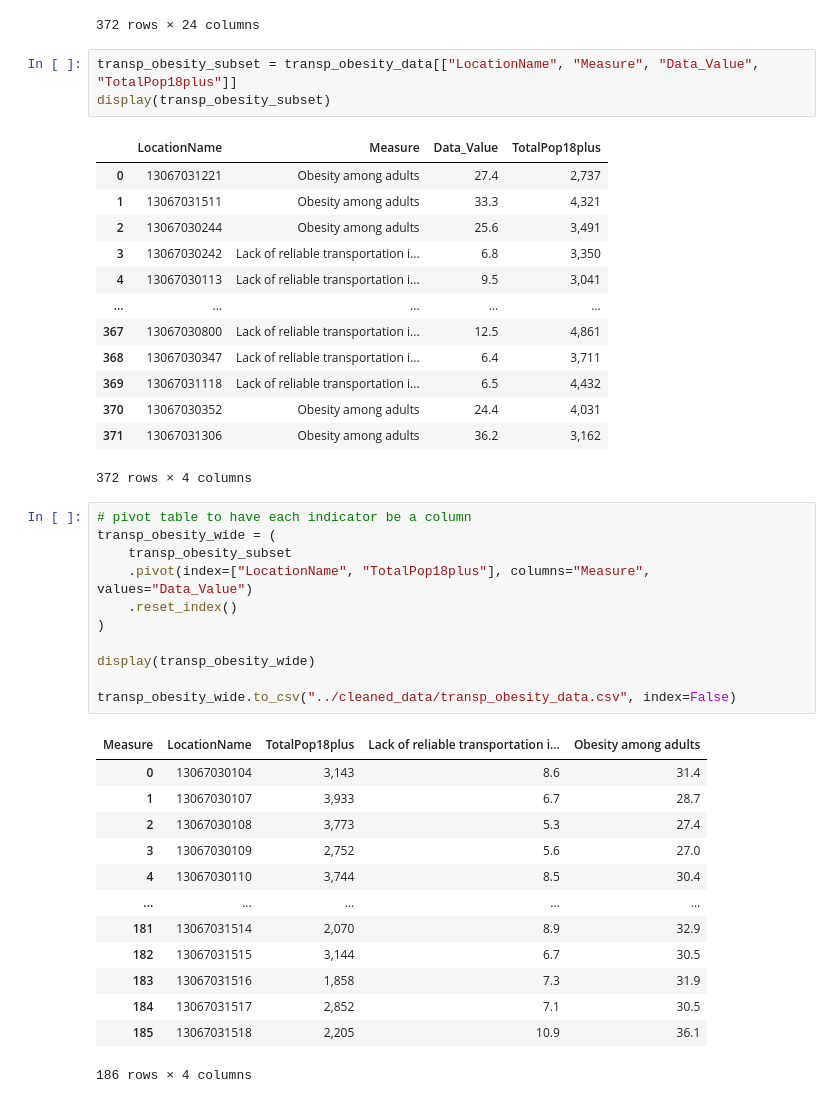
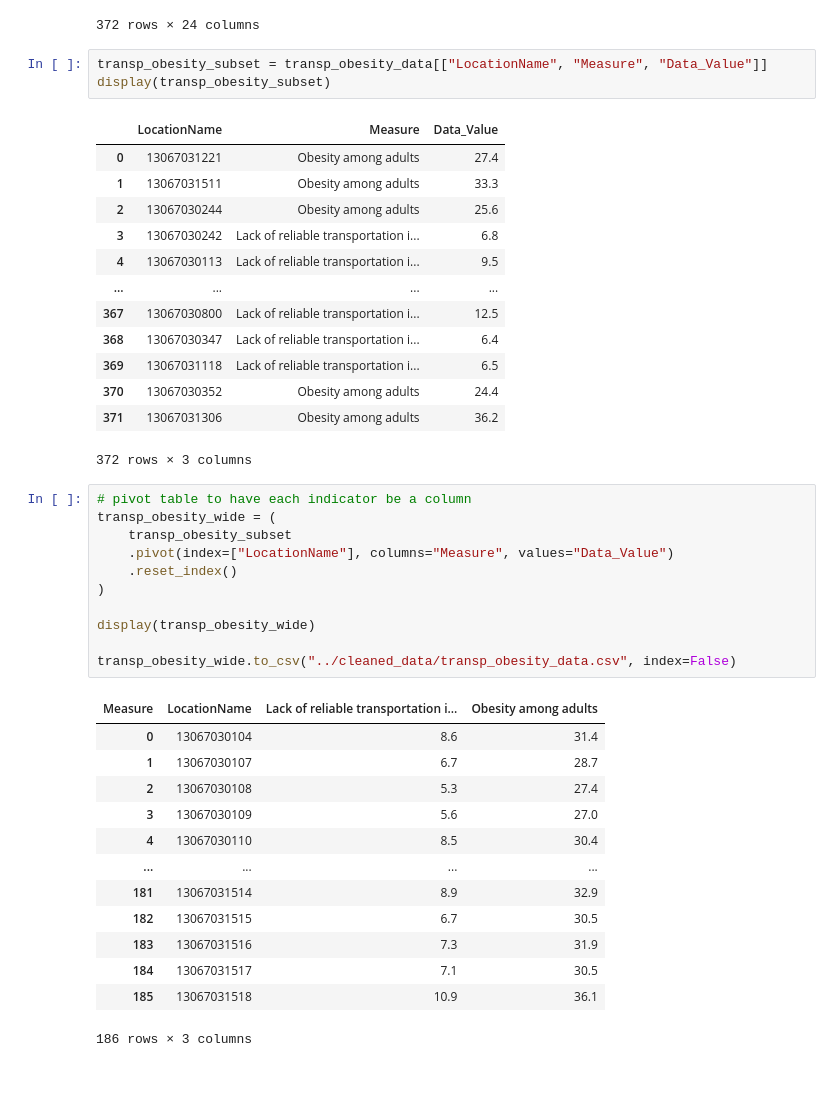
Before and after one commit to win-lau/cobb-heatmap, a Jupyter notebook: data_cleaning/places_data_cleaning.ipynb, the cells around one changed output. Saved outputs shown, nothing was run; the diff lists cells and outputs as text.

Commit message:
data cleaning for places data

```diff
--- a/data_cleaning/places_data_cleaning.ipynb
+++ b/data_cleaning/places_data_cleaning.ipynb
@@ -21,27 +21,27 @@ display(transp_obesity_data)
 | 371 | 2023 | GA | Georgia | Cobb | 13067 | 13067031306 | BRFSS | Health Outcomes | Obesity among adults | ... |
 372 rows × 24 columns
 # %%
-transp_obesity_subset = transp_obesity_data[["LocationName", "Measure", "Data_Value", "TotalPop18plus"]]
+transp_obesity_subset = transp_obesity_data[["LocationName", "Measure", "Data_Value"]]
 display(transp_obesity_subset)
 # %% [output]
-|  | LocationName | Measure | Data_Value | TotalPop18plus |
-| 0 | 13067031221 | Obesity among adults | 27.4 | 2,737 |
-| 1 | 13067031511 | Obesity among adults | 33.3 | 4,321 |
-| 2 | 13067030244 | Obesity among adults | 25.6 | 3,491 |
-| 3 | 13067030242 | Lack of reliable transportation i... | 6.8 | 3,350 |
-| 4 | 13067030113 | Lack of reliable transportation i... | 9.5 | 3,041 |
-| ... | ... | ... | ... | ... |
-| 367 | 13067030800 | Lack of reliable transportation i... | 12.5 | 4,861 |
-| 368 | 13067030347 | Lack of reliable transportation i... | 6.4 | 3,711 |
-| 369 | 13067031118 | Lack of reliable transportation i... | 6.5 | 4,432 |
-| 370 | 13067030352 | Obesity among adults | 24.4 | 4,031 |
-| 371 | 13067031306 | Obesity among adults | 36.2 | 3,162 |
+|  | LocationName | Measure | Data_Value |
+| 0 | 13067031221 | Obesity among adults | 27.4 |
+| 1 | 13067031511 | Obesity among adults | 33.3 |
+| 2 | 13067030244 | Obesity among adults | 25.6 |
+| 3 | 13067030242 | Lack of reliable transportation i... | 6.8 |
+| 4 | 13067030113 | Lack of reliable transportation i... | 9.5 |
+| ... | ... | ... | ... |
+| 367 | 13067030800 | Lack of reliable transportation i... | 12.5 |
+| 368 | 13067030347 | Lack of reliable transportation i... | 6.4 |
+| 369 | 13067031118 | Lack of reliable transportation i... | 6.5 |
+| 370 | 13067030352 | Obesity among adults | 24.4 |
+| 371 | 13067031306 | Obesity among adults | 36.2 |
-372 rows × 4 columns
+372 rows × 3 columns
 # %%
 # pivot table to have each indicator be a column
 transp_obesity_wide = (
     transp_obesity_subset
-    .pivot(index=["LocationName", "TotalPop18plus"], columns="Measure", values="Data_Value")
+    .pivot(index=["LocationName"], columns="Measure", values="Data_Value")
     .reset_index()
 )
 
@@ -49,16 +49,16 @@ display(transp_obesity_wide)
 
 transp_obesity_wide.to_csv("../cleaned_data/transp_obesity_data.csv", index=False)
 # %% [output]
-| Measure | LocationName | TotalPop18plus | Lack of reliable transportation i... | Obesity among adults |
-| 0 | 13067030104 | 3,143 | 8.6 | 31.4 |
-| 1 | 13067030107 | 3,933 | 6.7 | 28.7 |
-| 2 | 13067030108 | 3,773 | 5.3 | 27.4 |
-| 3 | 13067030109 | 2,752 | 5.6 | 27.0 |
-| 4 | 13067030110 | 3,744 | 8.5 | 30.4 |
-| ... | ... | ... | ... | ... |
-| 181 | 13067031514 | 2,070 | 8.9 | 32.9 |
-| 182 | 13067031515 | 3,144 | 6.7 | 30.5 |
-| 183 | 13067031516 | 1,858 | 7.3 | 31.9 |
-| 184 | 13067031517 | 2,852 | 7.1 | 30.5 |
-| 185 | 13067031518 | 2,205 | 10.9 | 36.1 |
+| Measure | LocationName | Lack of reliable transportation i... | Obesity among adults |
+| 0 | 13067030104 | 8.6 | 31.4 |
+| 1 | 13067030107 | 6.7 | 28.7 |
+| 2 | 13067030108 | 5.3 | 27.4 |
+| 3 | 13067030109 | 5.6 | 27.0 |
+| 4 | 13067030110 | 8.5 | 30.4 |
+| ... | ... | ... | ... |
+| 181 | 13067031514 | 8.9 | 32.9 |
+| 182 | 13067031515 | 6.7 | 30.5 |
+| 183 | 13067031516 | 7.3 | 31.9 |
+| 184 | 13067031517 | 7.1 | 30.5 |
+| 185 | 13067031518 | 10.9 | 36.1 |
-186 rows × 4 columns
+186 rows × 3 columns
```
